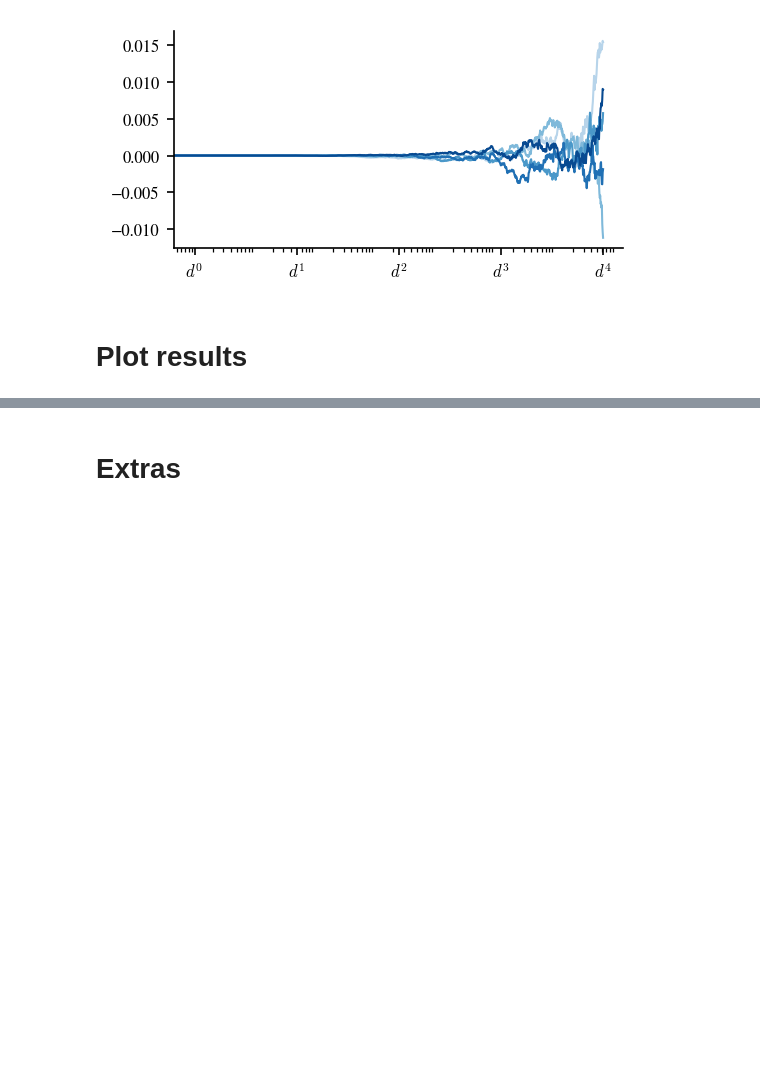
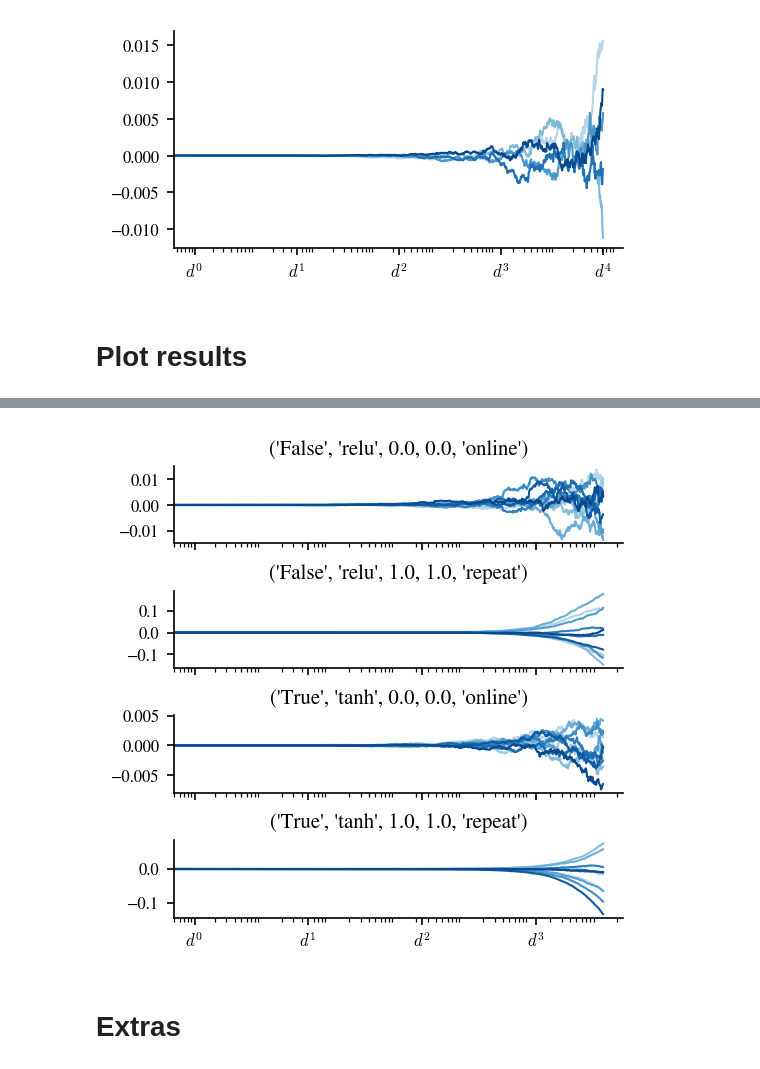
Before and after one commit to CristopherErazo/Stochastic-Gradient-Descent, a Jupyter notebook: notebooks/20-10-25-Spike.ipynb, the cells around one changed output, grey strips where cells are left out. Saved outputs shown, nothing was run; the diff lists cells and outputs as text; code cells hidden in the pictures; blank space fills up the shorter version.

Commit message:
plot results spike vs he4

```diff
--- a/notebooks/20-10-25-Spike.ipynb
+++ b/notebooks/20-10-25-Spike.ipynb
@@ -117,3 +142,31 @@ np.float64(0.00010118857348692586)
+# %%
+def create_fig(nrows=1,ncols=1,size='single',w=1.0,h=0.5,layout='constrained',sharex=True,sharey=None):
+    width = single_w if size=='single' else double_w
+    figsize = (w*width,h*width)
+    fig , axes = plt.subplots(nrows=nrows,ncols=ncols,figsize=figsize,layout=layout,sharex=sharex,sharey=sharey)
+    return fig , axes
+# %%
+fig , axes = create_fig(nrows=len(results),size='single',h=1)
+set_font_sizes('normal')
+N_walkers = data['params']['N_walkers']
+k = data['params']['k']
+colors = plt.get_cmap(pc_cmaps[2])(np.linspace(0.3,0.9,N_walkers))
+
+xtk = [d**i for i in range(k+1)]
+xlb = [rf'$d^{i}$' for i in range(k+1)]
+
+for i , ax in enumerate(axes):
+    ax.set_xscale('log')
+    ax.set_xticks(xtk,xlb)
+    ax.set_title(str(combinations[i]))
+
+    data = results[i]
+    m = data['overlap']
+    T = data['times']
+    for w in range(N_walkers):
+        ax.plot(T,m[:,w],color=colors[w],lw=1)
+# %% [output]
+[figure, added]
 # %% [markdown]
 # Extras
 # %%
```
Also changed, not shown: parts of 2 cells of this notebook.
